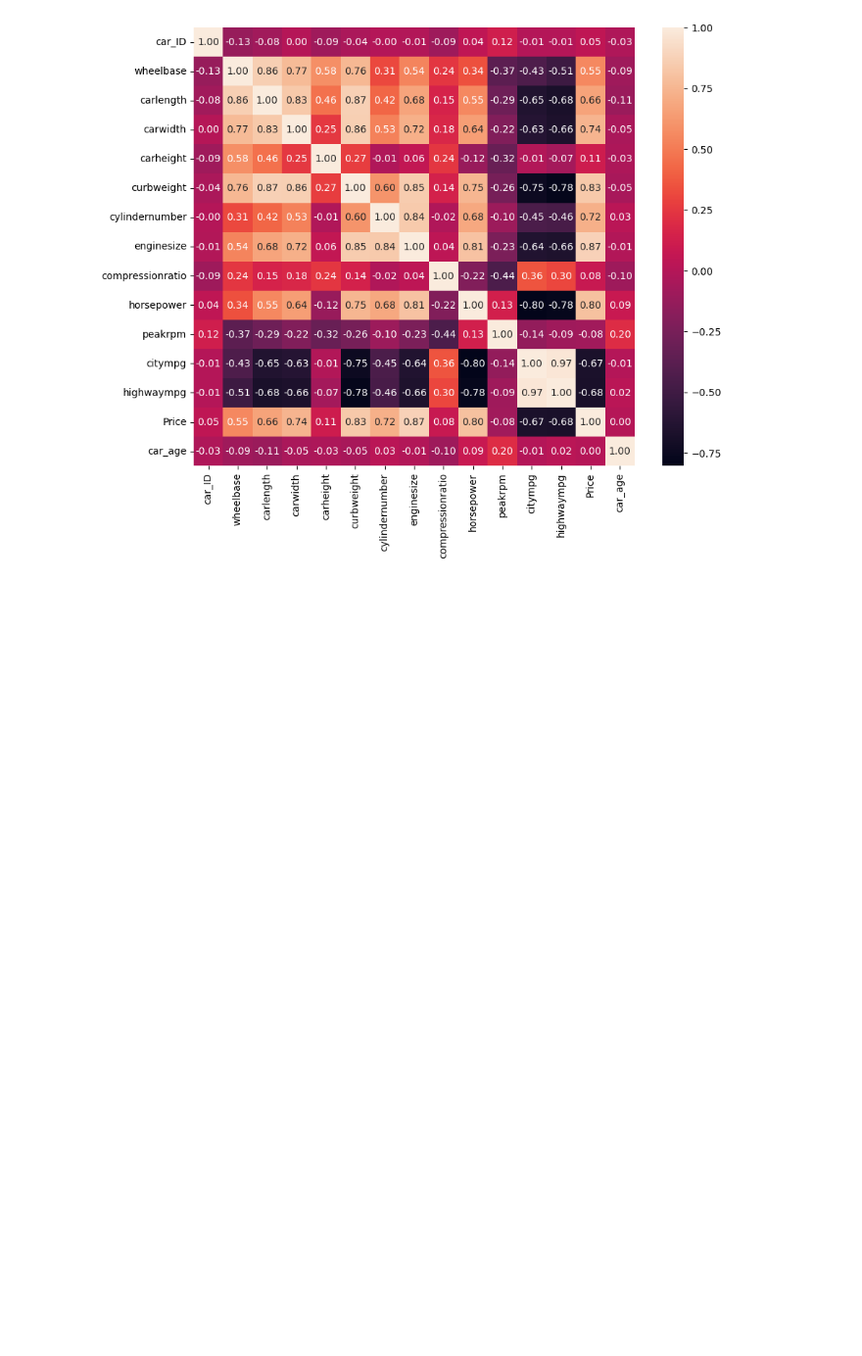
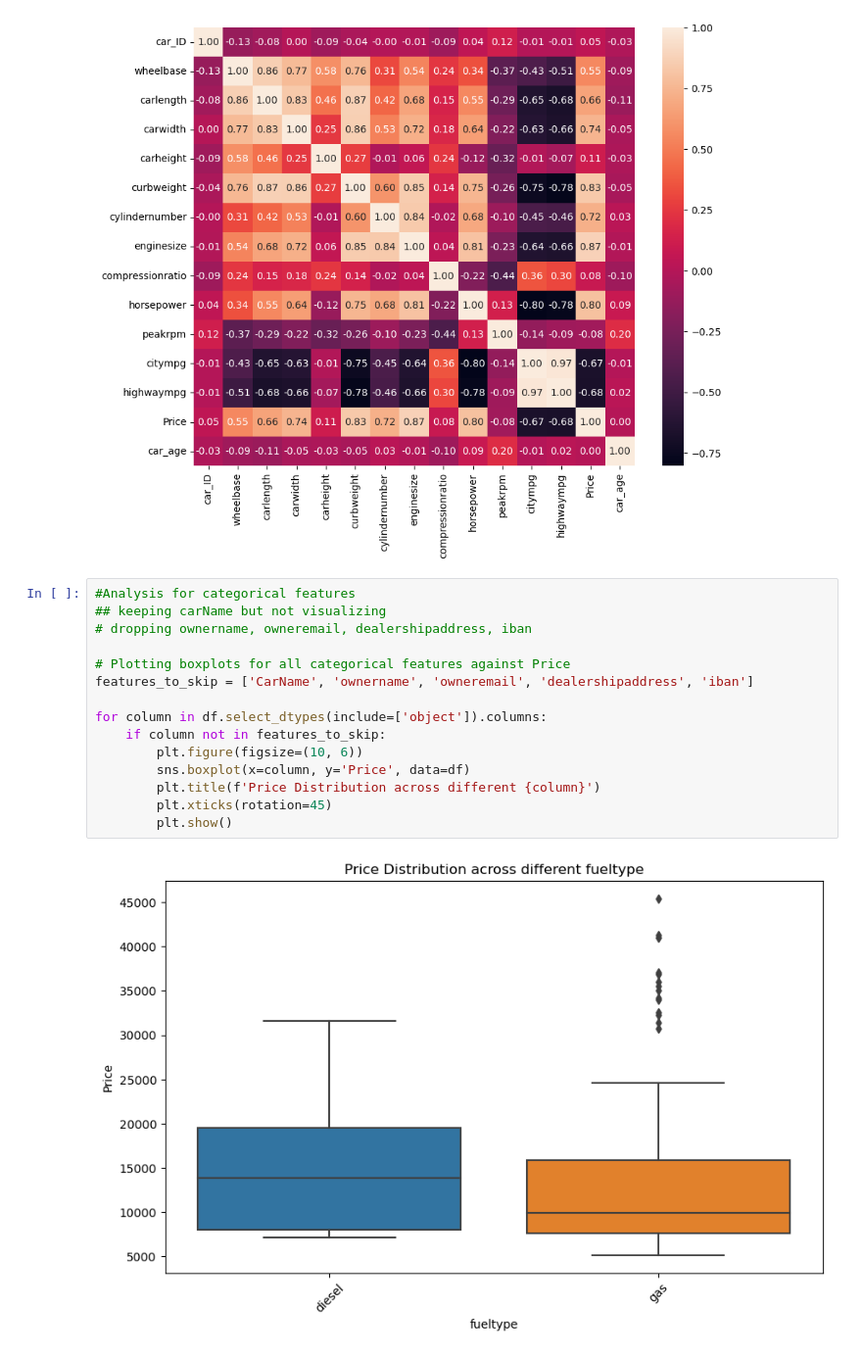
Before and after one commit to dritter321/car_project, a Jupyter notebook: notebooks/EDA.ipynb, the cells around one changed output. Shown at 98% size. Drawn from its saved outputs; the diff is of its cells as text; blank space fills up the shorter version.

Commit message:
correlation analysis

```diff
--- a/notebooks/EDA.ipynb
+++ b/notebooks/EDA.ipynb
@@ -125,3 +88,20 @@ sns.heatmap(corr, annot=True, fmt=".2f")
 plt.show()
 # %% [output]
 [figure]
+# %%
+#Analysis for categorical features
+## keeping carName but not visualizing
+# dropping ownername, owneremail, dealershipaddress, iban
+
+# Plotting boxplots for all categorical features against Price
+features_to_skip = ['CarName', 'ownername', 'owneremail', 'dealershipaddress', 'iban']
+
+for column in df.select_dtypes(include=['object']).columns:
+    if column not in features_to_skip:
+        plt.figure(figsize=(10, 6))
+        sns.boxplot(x=column, y='Price', data=df)
+        plt.title(f'Price Distribution across different {column}')
+        plt.xticks(rotation=45)
+        plt.show()
+# %% [output]
+[figure, added]
```
Also changed, not shown: parts of 4 cells of this notebook.
